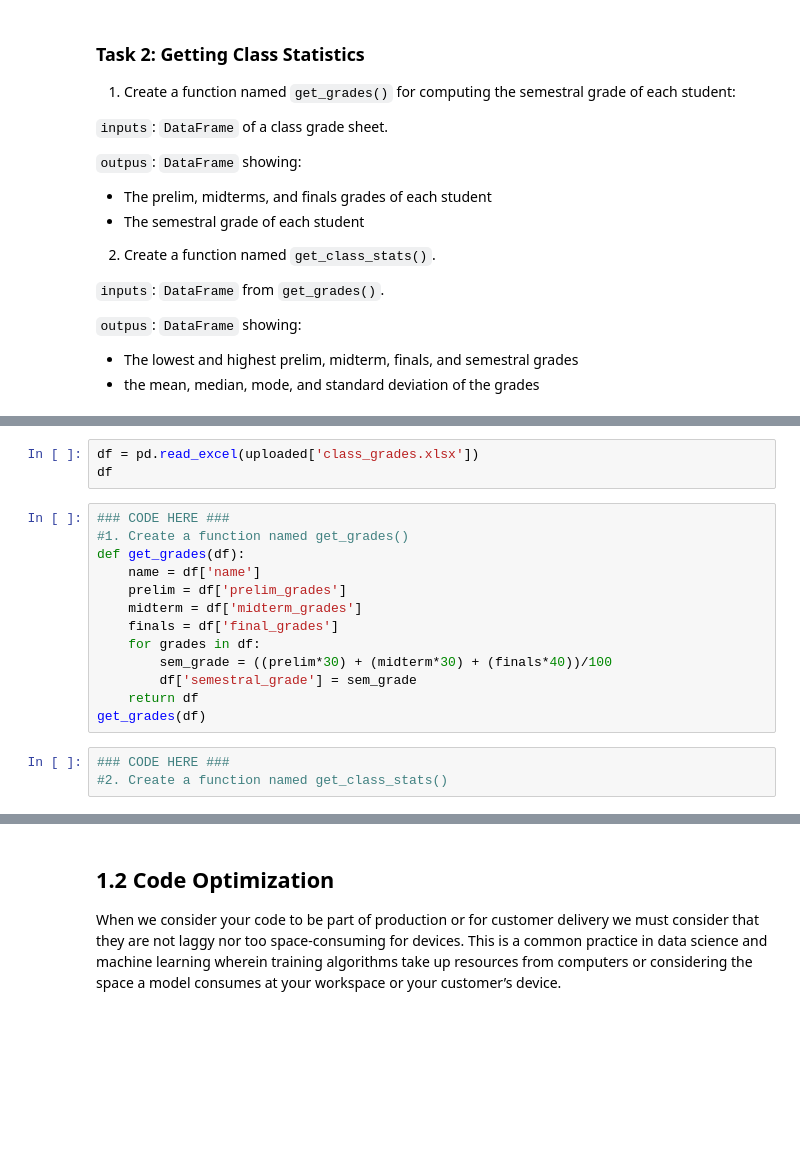
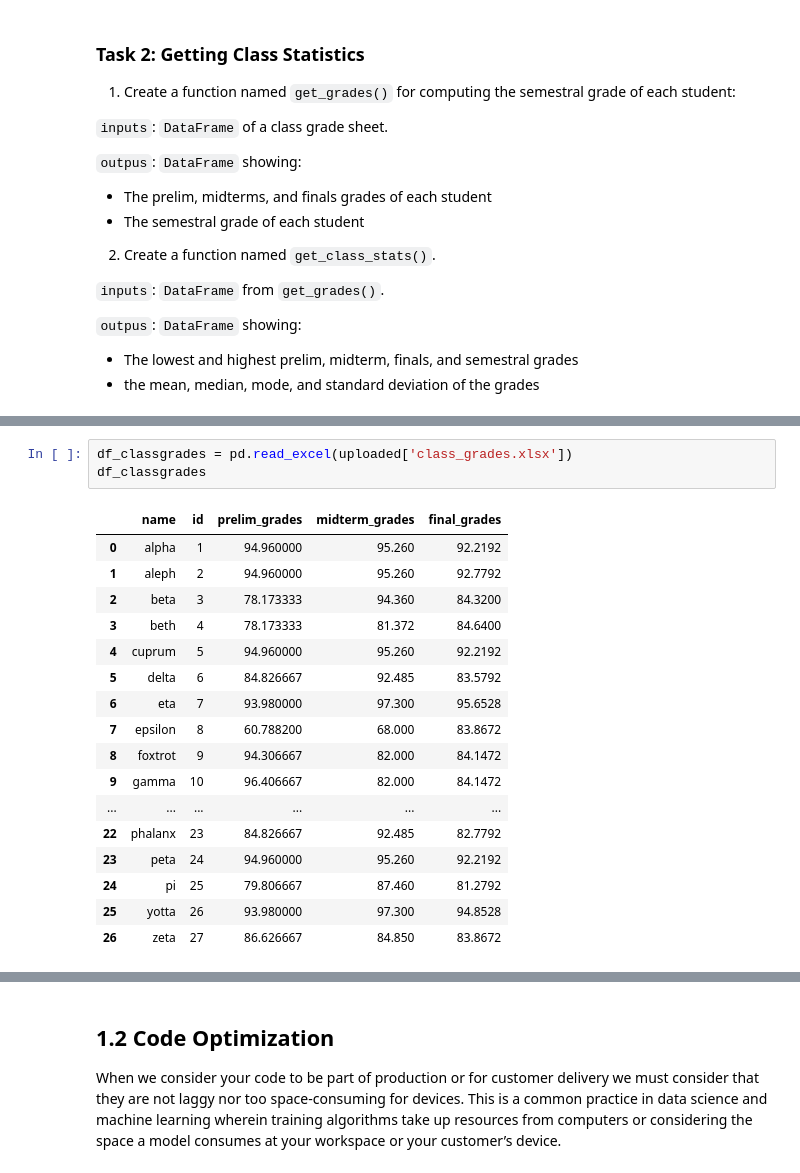
Before and after one commit to maryadriennerdrgz/CpE-AIML, a Jupyter notebook: 58090_Lab01_LakadMatatag.ipynb, the cells around one changed output, grey strips where cells are left out. Drawn from its saved outputs; the diff is of its cells as text; blank space fills up the shorter version.

```diff
--- a/58090_Lab01_LakadMatatag.ipynb
+++ b/58090_Lab01_LakadMatatag.ipynb
@@ -181,19 +176,21 @@ Saving class_grades.xlsx to class_grades (1).xlsx
 # %%
-df = pd.read_excel(uploaded['class_grades.xlsx'])
-df
+df_classgrades = pd.read_excel(uploaded['class_grades.xlsx'])
+df_classgrades
+# %% [output]
+|  | name | id | prelim_grades | midterm_grades | final_grades |
+| 0 | alpha | 1 | 94.960000 | 95.260 | 92.2192 |
+| 1 | aleph | 2 | 94.960000 | 95.260 | 92.7792 |
+| 2 | beta | 3 | 78.173333 | 94.360 | 84.3200 |
+| 3 | beth | 4 | 78.173333 | 81.372 | 84.6400 |
+| 4 | cuprum | 5 | 94.960000 | 95.260 | 92.2192 |
+| 5 | delta | 6 | 84.826667 | 92.485 | 83.5792 |
+| 6 | eta | 7 | 93.980000 | 97.300 | 95.6528 |
+| 7 | epsilon | 8 | 60.788200 | 68.000 | 83.8672 |
+| 8 | foxtrot | 9 | 94.306667 | 82.000 | 84.1472 |
+| 9 | gamma | 10 | 96.406667 | 82.000 | 84.1472 |
+| ... | ... | ... | ... | ... | ... |
+| 22 | phalanx | 23 | 84.826667 | 92.485 | 82.7792 |
+| 23 | peta | 24 | 94.960000 | 95.260 | 92.2192 |
+| 24 | pi | 25 | 79.806667 | 87.460 | 81.2792 |
+| 25 | yotta | 26 | 93.980000 | 97.300 | 94.8528 |
+| 26 | zeta | 27 | 86.626667 | 84.850 | 83.8672 |
-# %%
-### CODE HERE ###
-#1. Create a function named get_grades()
-def get_grades(df):
-    name = df['name']
-    prelim = df['prelim_grades']
-    midterm = df['midterm_grades']
-    finals = df['final_grades']
-    for grades in df:
-        sem_grade = ((prelim*30) + (midterm*30) + (finals*40))/100
-        df['semestral_grade'] = sem_grade
-    return df
-get_grades(df)
-# %%
-### CODE HERE ###
-#2. Create a function named get_class_stats()
```
Also changed, not shown: parts of 21 cells of this notebook.
